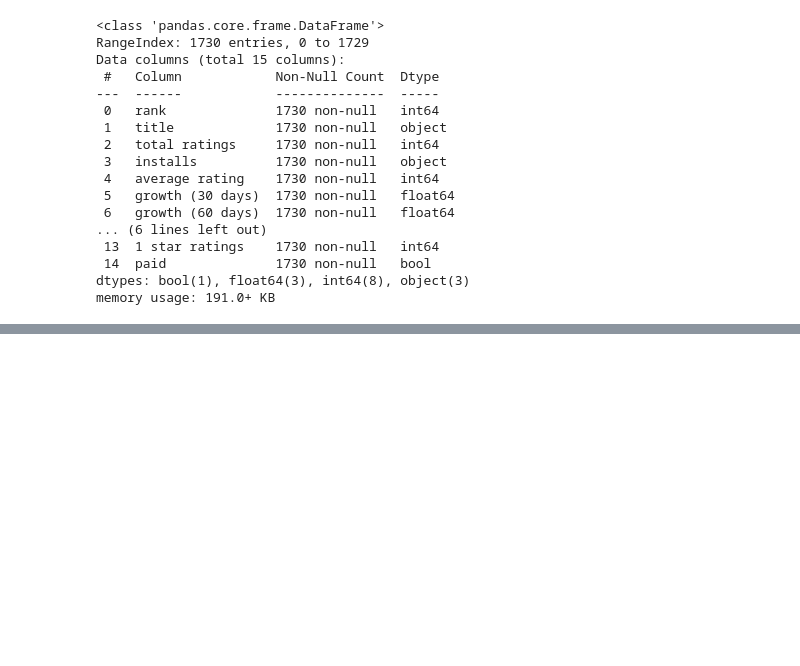
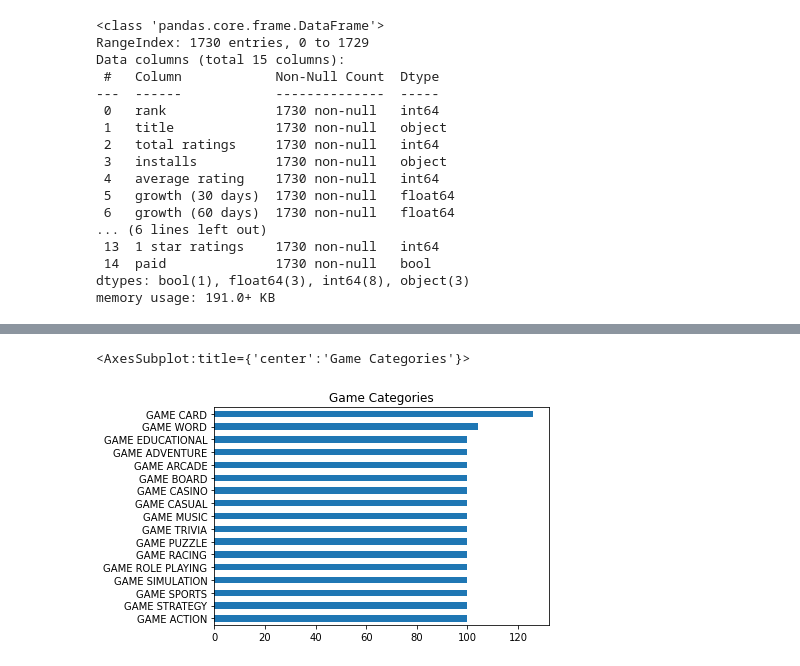
Before and after one commit to R-White-0/Top-Google-PlayStore-Games, a Jupyter notebook: android-games.ipynb, the cells around one changed output, grey strips where cells are left out. Drawn from its saved outputs; the diff is of its cells as text; code cells hidden in the pictures; blank space fills up the shorter version.

```diff
--- a/android-games.ipynb
+++ b/android-games.ipynb
@@ -61,0 +130,2 @@ memory usage: 191.0+ KB
+# %%
+df.drop('price', axis=1, inplace=True)
@@ -61,0 +175,5 @@ memory usage: 191.0+ KB
+# %%
+df['category'].value_counts(ascending=True).plot(kind='barh', title='Game Categories')
+# %% [output]
+<AxesSubplot:title={'center':'Game Categories'}>
+[figure, added]
```
Also changed, not shown: parts of 20 cells of this notebook.
